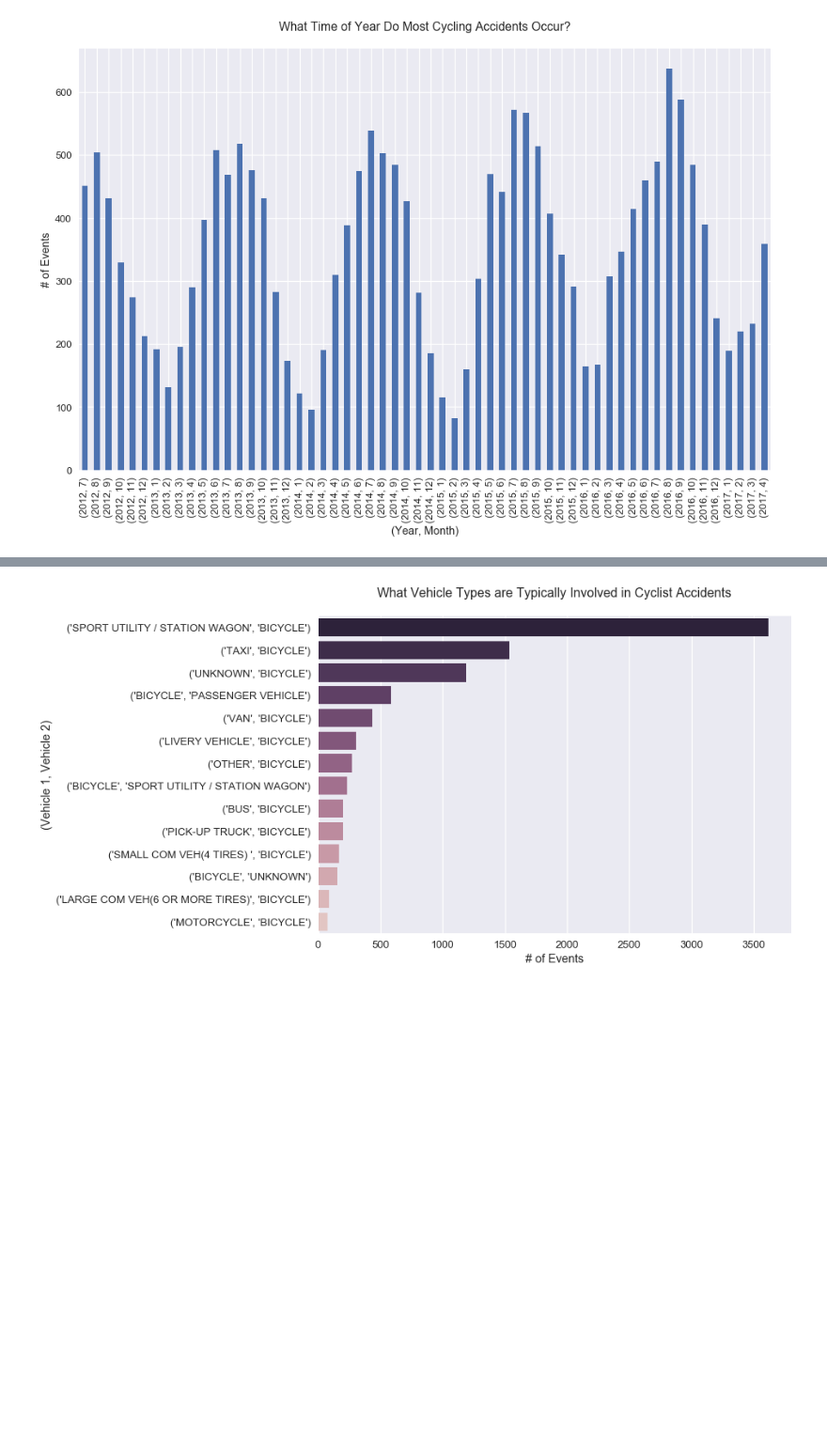
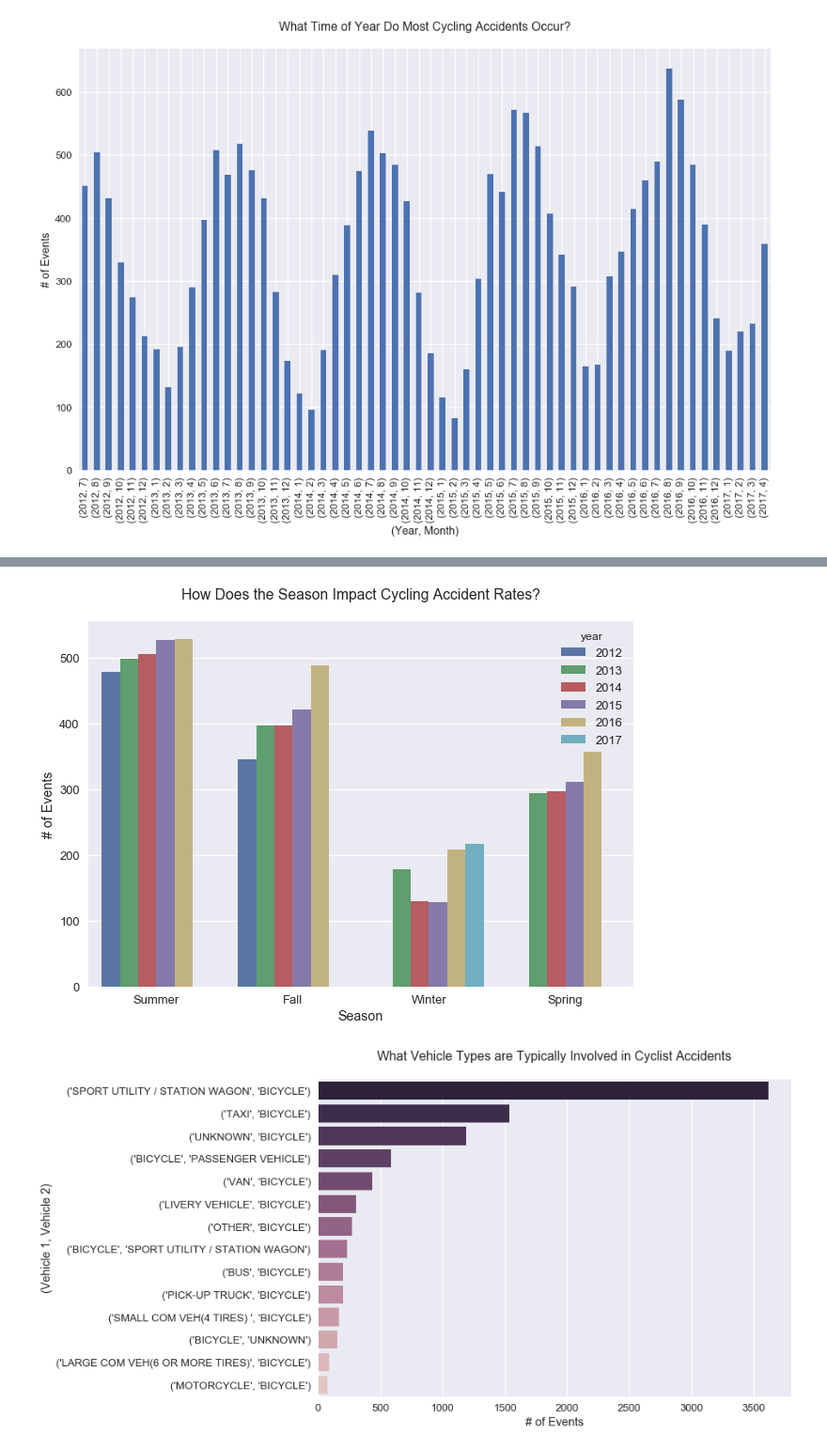
Before and after one commit to jpoles1/bikenyc, a Jupyter notebook: ImportData.ipynb, the cells around one changed output, grey strips where cells are left out. Shown at 94% size. Cells and saved outputs as stored; diff of their text form; code cells hidden in the pictures; blank space fills up the shorter version.

```diff
--- a/ImportData.ipynb
+++ b/ImportData.ipynb
@@ -59,3 +76,10 @@ _ = clean_data.groupby([clean_data["date"].dt.year, clean_data["date"].dt.month]
+# %%
+season_ct = d[:-2].copy()
+season_ct["year"] = [i[0]+1 if i[1] == 12 else i[0] for i in zip(season_ct["year"], season_ct["month"])]
+_ = sb.barplot(x="season", y="ct", hue="year", data=season_ct, ci=None)\
+    .set(xlabel="Season", ylabel="# of Events", title="How Does the Season Impact Cycling Accident Rates?\n")
+# %% [output]
+[figure, added]
 # %%
 top_veh = clean_data.groupby([clean_data["vehicle_type_code1"], clean_data["vehicle_type_code2"]])["unique_key"].count()
 top_veh = top_veh.sort_values(ascending=0)[1:15]
```
Also changed, not shown: parts of 2 cells of this notebook, 1 other file.
